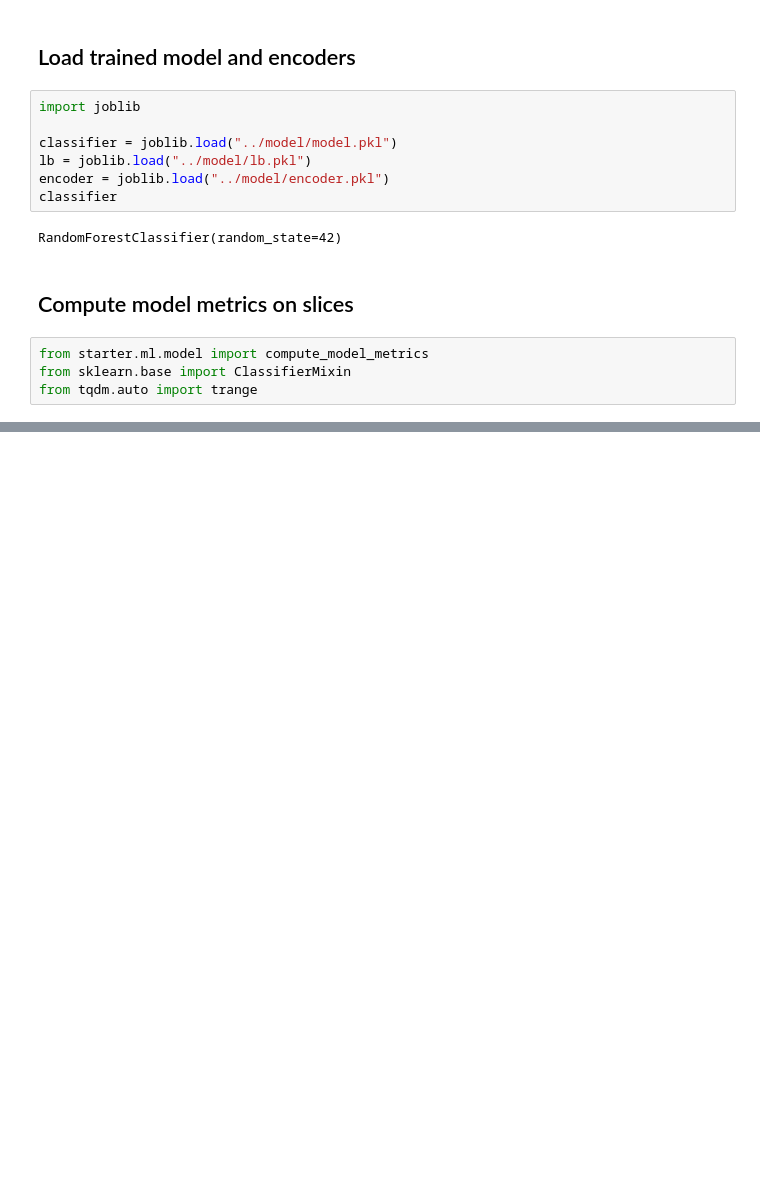
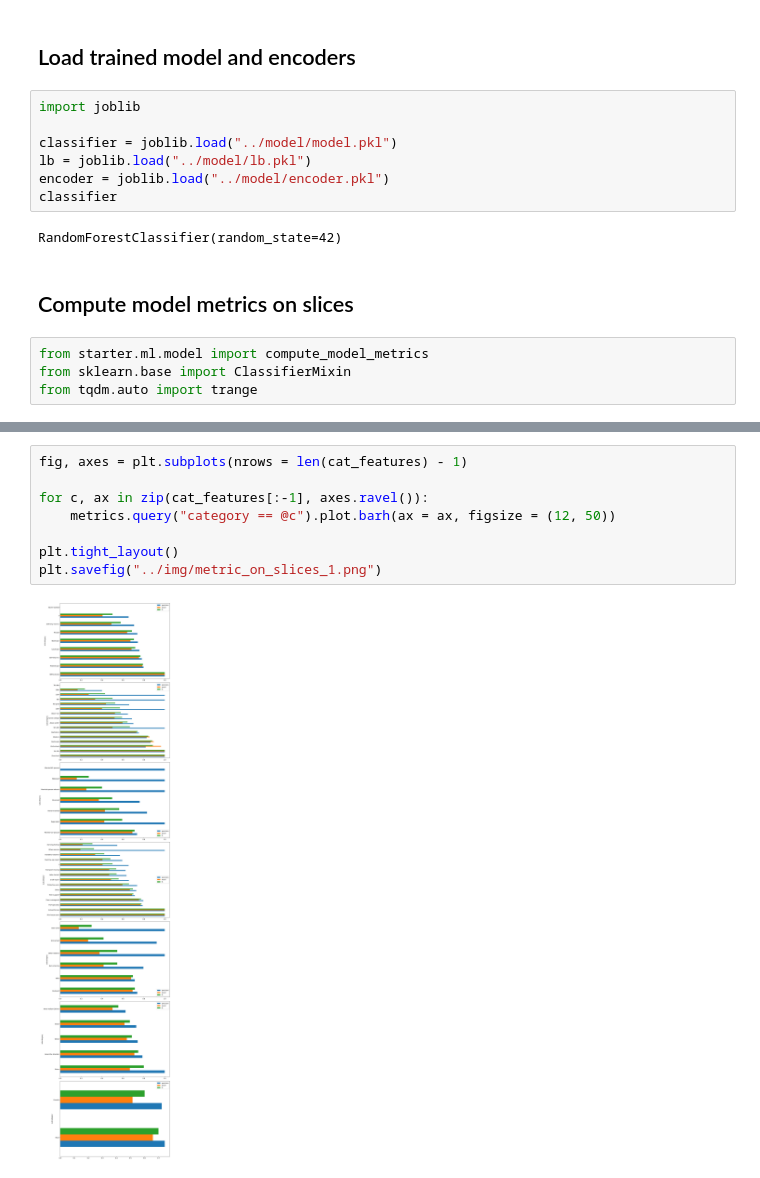
Before and after one commit to danpereda/deploying_scalable_ml_pipeline, a Jupyter notebook: notebooks/eda_model.ipynb, the cells around one changed output, grey strips where cells are left out. Saved outputs shown, nothing was run; the diff lists cells and outputs as text; blank space fills up the shorter version.

```diff
--- a/notebooks/eda_model.ipynb
+++ b/notebooks/eda_model.ipynb
@@ -153,3 +157,13 @@ compute_model_metrics_slices(classifier, encoder, lb, df)
 | Holand-Netherlands | NaN | NaN | NaN | native-country |
 | Outlying-US(Guam-USVI-etc) | NaN | NaN | NaN | native-country |
 102 rows × 4 columns
+# %%
+fig, axes = plt.subplots(nrows = len(cat_features) - 1)
+
+for c, ax in zip(cat_features[:-1], axes.ravel()):
+    metrics.query("category == @c").plot.barh(ax = ax, figsize = (12, 50))
+
+plt.tight_layout()
+plt.savefig("../img/metric_on_slices_1.png")
+# %% [output]
+[figure, added]
```
Also changed, not shown: parts of 7 cells of this notebook, 9 other files.
